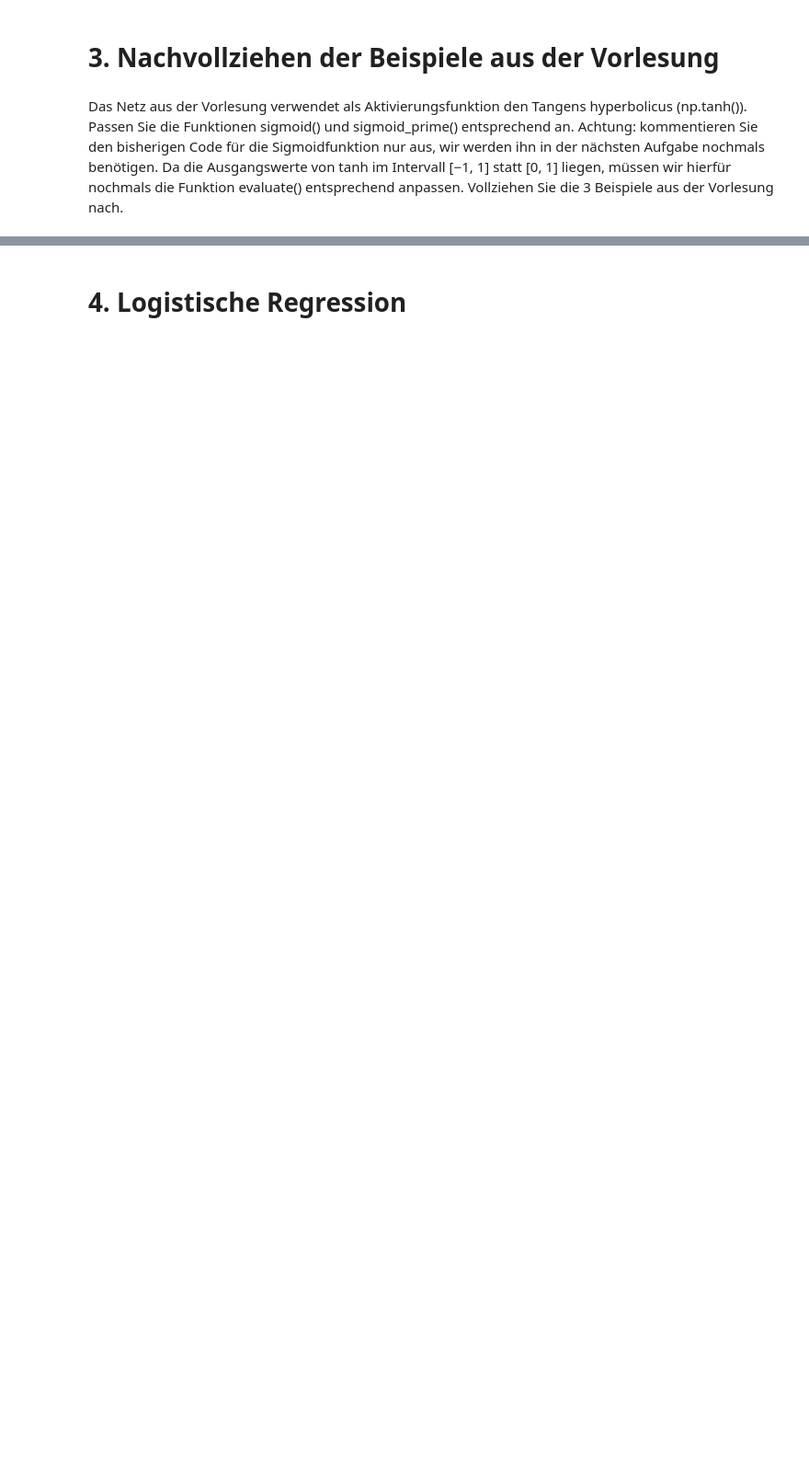
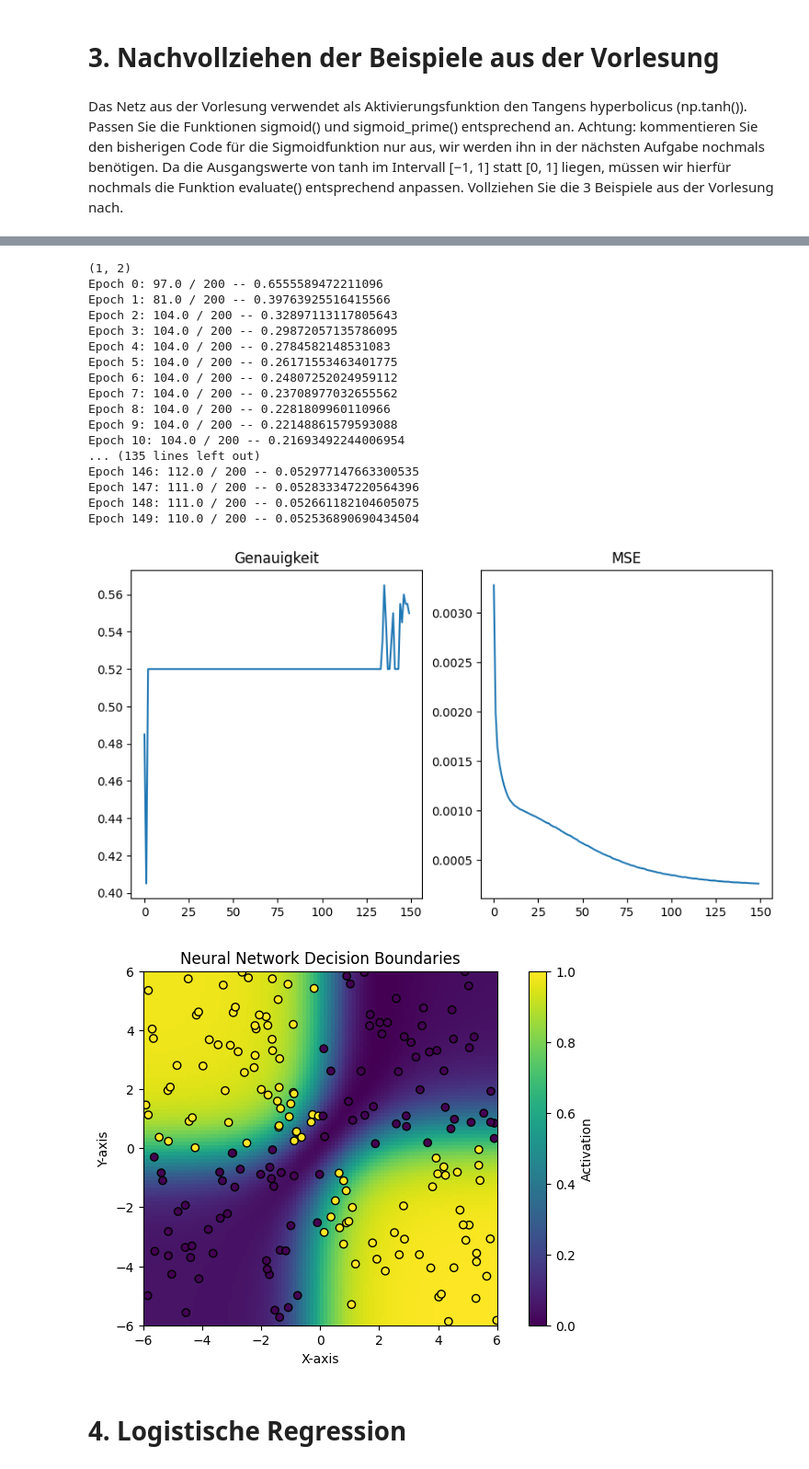
Before and after one commit to KrasserKai/Maschinelles-Lernen-Deep-Learning, a Jupyter notebook: dl-ex1/ex1.ipynb, the cells around one changed output, grey strips where cells are left out. Shown at 92% size. Drawn from its saved outputs; the diff is of its cells as text; code cells hidden in the pictures; blank space fills up the shorter version.

```diff
--- a/dl-ex1/ex1.ipynb
+++ b/dl-ex1/ex1.ipynb
@@ -526,2 +540,28 @@ Epoch 149: 91.0 / 200 -- 2.634999375382616
+# %%
+activationType = "tanh"
+lossFunctionType="mse"
+setNetworkParams(10, 0.03, [2, 2, 1], 150)
+acc_val, mse = SGD(train_design_matrix, y_train_reshaped, epochs, mbs, eta, test_design_matrix, y_test_reshaped)
+ShowResult(acc_val, mse, test_design_matrix, grid_design_matrix, X_train, y_train)
+# %% [output]
+(1, 2)
+Epoch 0: 97.0 / 200 -- 0.6555589472211096
+Epoch 1: 81.0 / 200 -- 0.39763925516415566
+Epoch 2: 104.0 / 200 -- 0.32897113117805643
+Epoch 3: 104.0 / 200 -- 0.29872057135786095
+Epoch 4: 104.0 / 200 -- 0.2784582148531083
+Epoch 5: 104.0 / 200 -- 0.26171553463401775
+Epoch 6: 104.0 / 200 -- 0.24807252024959112
+Epoch 7: 104.0 / 200 -- 0.23708977032655562
+Epoch 8: 104.0 / 200 -- 0.2281809960110966
+Epoch 9: 104.0 / 200 -- 0.22148861579593088
+Epoch 10: 104.0 / 200 -- 0.21693492244006954
+... (135 lines left out)
+Epoch 146: 112.0 / 200 -- 0.052977147663300535
+Epoch 147: 111.0 / 200 -- 0.052833347220564396
+Epoch 148: 111.0 / 200 -- 0.052661182104605075
+Epoch 149: 110.0 / 200 -- 0.052536890690434504
+[figure, added]
+[figure, added]
 # %% [markdown]
 # 4. Logistische Regression
```
Also changed, not shown: parts of 25 cells of this notebook.
